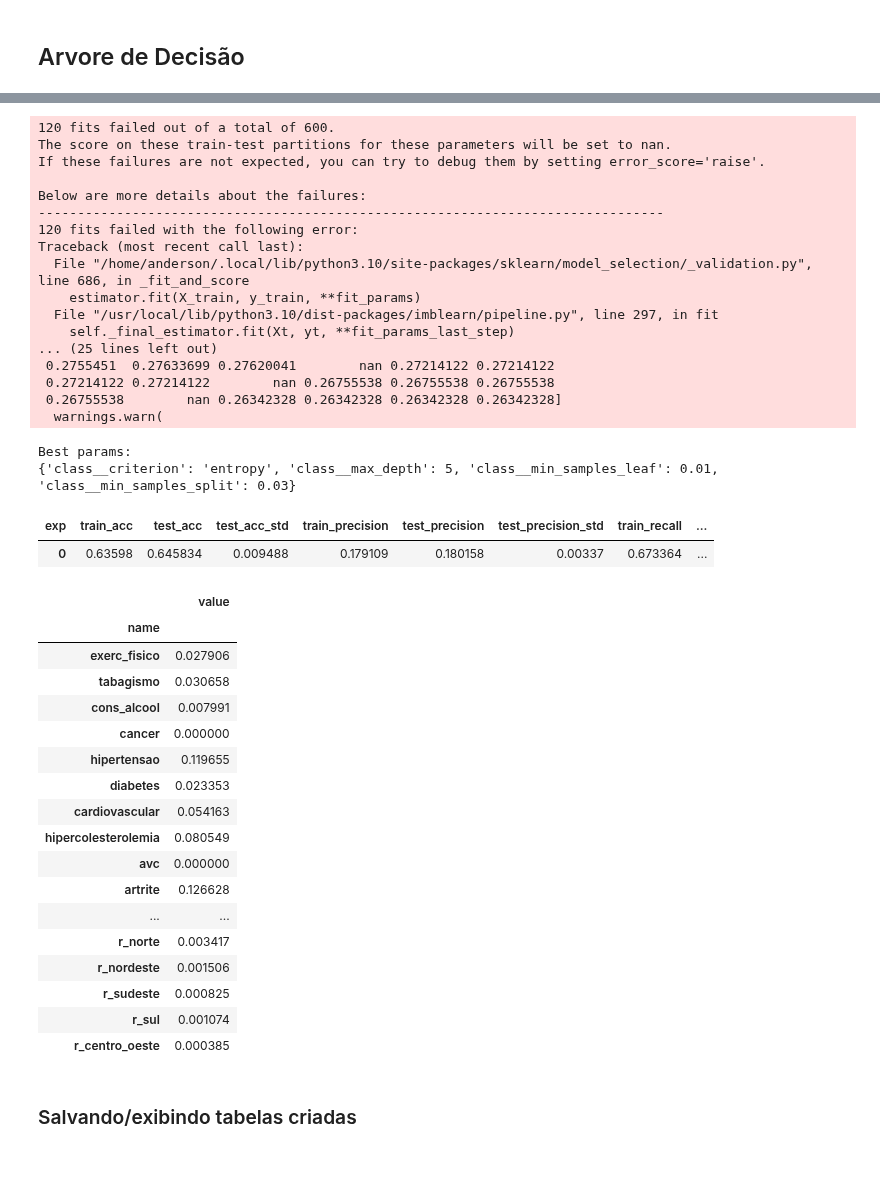
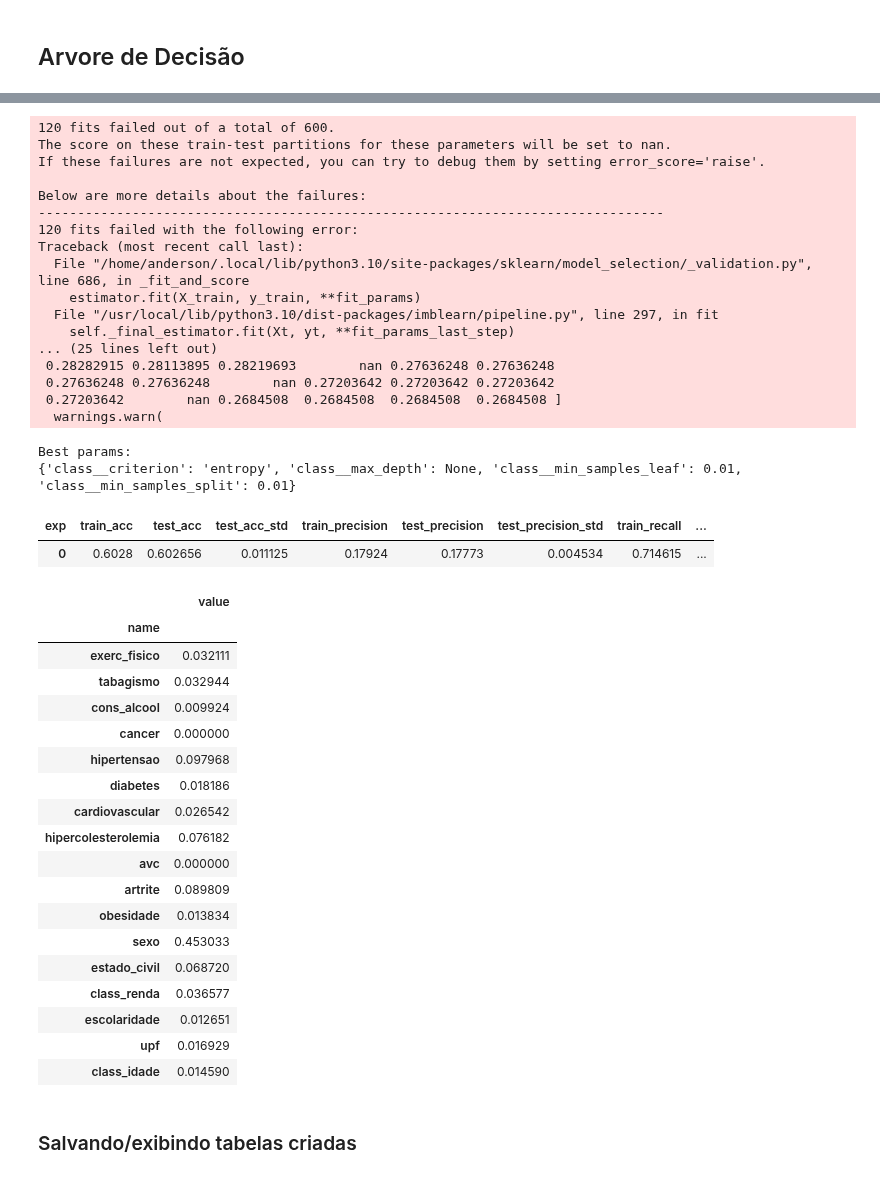
Before and after one commit to datasci4health/projects2023, a Jupyter notebook: DAGroup/notebooks/pns_depression_models.ipynb, the cells around one changed output, grey strips where cells are left out. Saved outputs shown, nothing was run; the diff lists cells and outputs as text; code cells hidden in the pictures.

```diff
--- a/DAGroup/notebooks/pns_depression_models.ipynb
+++ b/DAGroup/notebooks/pns_depression_models.ipynb
@@ -560,13 +661,12 @@ df_importances_all = append_df_importances(df_importances_all, df_importances, '
 # O desbalanceio das classes é ENORME (~59k não depressivos e 7k depressivos)
 # Ele olha a classe com menos quantidade de amostras e gera uma nova distribuição de acordo com as semelhanças entre vizinhos
 
-df_total = copy.deepcopy(df_train_total)
+df_total = process_df(df_train_total)
 
 X = df_total.drop('depression', axis=1)
 y = df_total['depression']
 
 model = Pipeline([
-    ('imp', SimpleImputer(missing_values=np.nan, strategy='median')),
     ('smt', SMOTE(sampling_strategy='auto', random_state=42)),
     ('reg', LogisticRegression(max_iter=1000, class_weight=None, random_state=42))
 ])
@@ -603,13 +703,12 @@ df_importances_all = append_df_importances(df_importances_all, df_importances, '
 # %% [markdown]
 ### Ajuste Hyper-parametro
 # %%
-df_total = copy.deepcopy(df_train_total)
+df_total =  process_df(df_train_total)
 
 X = df_total.drop('depression', axis=1)
 y = df_total['depression']
 
 param_grid = {
-    'imp__strategy': ['mean', 'median'],
     'reg__C': [0.1, 1.0, 10.0],
     'reg__solver': ['liblinear', 'saga'],
     'reg__max_iter': [100, 500, 1000]
@@ -617,7 +716,6 @@ param_grid = {
 
 
 model = Pipeline([
-    ('imp', SimpleImputer(missing_values=np.nan, strategy='mean')),
     ('reg', LogisticRegression(max_iter=1000, class_weight='balanced', random_state=42))
 ])
 
@@ -661,9 +759,11 @@ Best params:
 # %% [markdown]
 ### Variação fatores ao longo do curso da vida e de variaveis sociodemográficas
 # %%
-df_total = copy.deepcopy(df_train_total)
+df_total = process_df(df_train_total)
+df_total_raw = copy.deepcopy(df_train_total)
 
 tests = {
+
     'log_class_renda_baixa': df_total[df_total['class_renda'] == 0.0].drop('class_renda', axis=1),
     'log_class_renda_alta': df_total[df_total['class_renda'] == 1.0].drop('class_renda', axis=1),
 
@@ -678,11 +778,12 @@ tests = {
     'log_class_idade3': df_total[df_total['class_idade'] == 3].drop('class_idade', axis=1),
     'log_class_idade4': df_total[df_total['class_idade'] == 4].drop('class_idade', axis=1),
 
-    'log_class_r_norte': df_total[df_total['r_norte'] == 1].drop(['r_norte', 'r_nordeste', 'r_sudeste', 'r_sul', 'r_centro_oeste'], axis=1),
-    'log_class_r_nordeste': df_total[df_total['r_nordeste'] == 1].drop(['r_norte', 'r_nordeste', 'r_sudeste', 'r_sul', 'r_centro_oeste'], axis=1),
-    'log_class_r_sudeste': df_total[df_total['r_sudeste'] == 1].drop(['r_norte', 'r_nordeste', 'r_sudeste', 'r_sul', 'r_centro_oeste'], axis=1),
-    'log_class_r_sul': df_total[df_total['r_sul'] == 1].drop(['r_norte', 'r_nordeste', 'r_sudeste', 'r_sul', 'r_centro_oeste'], axis=1),
-    'log_class_r_centro_oeste': df_total[df_total['r_centro_oeste'] == 1].drop(['r_norte', 'r_nordeste', 'r_sudeste', 'r_sul', 'r_centro_oeste'], axis=1),
+
+    'log_class_r_norte': process_df(df_total_raw[df_total_raw['r_norte'] == 1]),
+    'log_class_r_nordeste': process_df(df_total_raw[df_total_raw['r_nordeste'] == 1]),
+    'log_class_r_sudeste': process_df(df_total_raw[df_total_raw['r_sudeste'] == 1]),
+    'log_class_r_sul': process_df(df_total_raw[df_total_raw['r_sul'] == 1]),
+    'log_class_r_centro_oeste': process_df(df_total_raw[df_total_raw['r_centro_oeste'] == 1]),
 
 }
 for key, df_selected in tests.items():
@@ -690,7 +791,6 @@ for key, df_selected in tests.items():
     y = df_selected['depression']
 
     model = Pipeline([
-        ('imp', SimpleImputer(missing_values=np.nan, strategy='median')),
         ('reg', LogisticRegression(max_iter=100, class_weight='balanced', solver='liblinear', C=10, random_state=42))
     ])
 
@@ -720,7 +820,7 @@ log_class_r_centro_oeste: 0.11835012371862849, f1: 0.28424109268081876
 # %% [markdown]
 ## Arvore de Decisão
 # %%
-df_total = copy.deepcopy(df_train_total)
+df_total = process_df(df_train_total)
 
 X = df_total.drop('depression', axis=1)
 y = df_total['depression']
@@ -734,7 +834,6 @@ param_grid = {
 
 
 model = Pipeline([
-    ('imp', SimpleImputer(missing_values=np.nan, strategy='median')),
     ('class', DecisionTreeClassifier(class_weight='balanced', random_state=43, min_samples_split=0.05, min_samples_leaf=0.01))
 ])
 
@@ -812,8 +912,7 @@ dot_data = tree.export_graphviz(model.named_steps['class'], out_file=None,
 graph = pydot.graph_from_dot_data(dot_data)[0]
 graph.write_svg(PATH_GEN_DATA/"decistion_tree_p.svg")
 # %%
-
-df_total = copy.deepcopy(df_train_total)
+df_total = process_df(df_train_total)
 
 X = df_total.drop('depression', axis=1)
 y = df_total['depression']
@@ -837,54 +936,55 @@ model_rf = grid_search.best_estimator_
 print("Best params: ")
 print(grid_search.best_params_)
 
 model_rf, df_metrics = run_model_dep_classification(model_rf, X, y)
 df_importances = create_df_importances(X.columns, model_rf.named_steps['class'].feature_importances_,  None)
 
 display(df_metrics)
 display(df_importances)
 
 df_metrics_all = append_df_metrics(df_metrics_all, df_metrics, 'rf_exp')
 df_importances_all = append_df_importances(df_importances_all, df_importances, 'rf_exp')
 # %% [output]
 120 fits failed out of a total of 600.
 The score on these train-test partitions for these parameters will be set to nan.
 If these failures are not expected, you can try to debug them by setting error_score='raise'.
 
 Below are more details about the failures:
 --------------------------------------------------------------------------------
 120 fits failed with the following error:
 Traceback (most recent call last):
   File "/home/anderson/.local/lib/python3.10/site-packages/sklearn/model_selection/_validation.py", line 686, in _fit_and_score
     estimator.fit(X_train, y_train, **fit_params)
   File "/usr/local/lib/python3.10/dist-packages/imblearn/pipeline.py", line 297, in fit
     self._final_estimator.fit(Xt, yt, **fit_params_last_step)
 ... (25 lines left out)
- 0.2755451  0.27633699 0.27620041        nan 0.27214122 0.27214122
- 0.27214122 0.27214122        nan 0.26755538 0.26755538 0.26755538
- 0.26755538        nan 0.26342328 0.26342328 0.26342328 0.26342328]
+ 0.28282915 0.28113895 0.28219693        nan 0.27636248 0.27636248
+ 0.27636248 0.27636248        nan 0.27203642 0.27203642 0.27203642
+ 0.27203642        nan 0.2684508  0.2684508  0.2684508  0.2684508 ]
   warnings.warn(
 Best params:
-{'class__criterion': 'entropy', 'class__max_depth': 5, 'class__min_samples_leaf': 0.01, 'class__min_samples_split': 0.03}
+{'class__criterion': 'entropy', 'class__max_depth': None, 'class__min_samples_leaf': 0.01, 'class__min_samples_split': 0.01}
 | exp | train_acc | test_acc | test_acc_std | train_precision | test_precision | test_precision_std | train_recall | ... |
-| 0 | 0.63598 | 0.645834 | 0.009488 | 0.179109 | 0.180158 | 0.00337 | 0.673364 | ... |
+| 0 | 0.6028 | 0.602656 | 0.011125 | 0.17924 | 0.17773 | 0.004534 | 0.714615 | ... |
 |  | value |
 | name |  |
-| exerc_fisico | 0.027906 |
-| tabagismo | 0.030658 |
-| cons_alcool | 0.007991 |
+| exerc_fisico | 0.032111 |
+| tabagismo | 0.032944 |
+| cons_alcool | 0.009924 |
 | cancer | 0.000000 |
-| hipertensao | 0.119655 |
-| diabetes | 0.023353 |
-| cardiovascular | 0.054163 |
-| hipercolesterolemia | 0.080549 |
+| hipertensao | 0.097968 |
+| diabetes | 0.018186 |
+| cardiovascular | 0.026542 |
+| hipercolesterolemia | 0.076182 |
 | avc | 0.000000 |
-| artrite | 0.126628 |
-| ... | ... |
-| r_norte | 0.003417 |
-| r_nordeste | 0.001506 |
-| r_sudeste | 0.000825 |
-| r_sul | 0.001074 |
-| r_centro_oeste | 0.000385 |
+| artrite | 0.089809 |
+| obesidade | 0.013834 |
+| sexo | 0.453033 |
+| estado_civil | 0.068720 |
+| class_renda | 0.036577 |
+| escolaridade | 0.012651 |
+| upf | 0.016929 |
+| class_idade | 0.014590 |
 # %% [markdown]
 ### Salvando/exibindo tabelas criadas
 # %%
```
Also changed, not shown: parts of 18 cells of this notebook, 8 other files.
